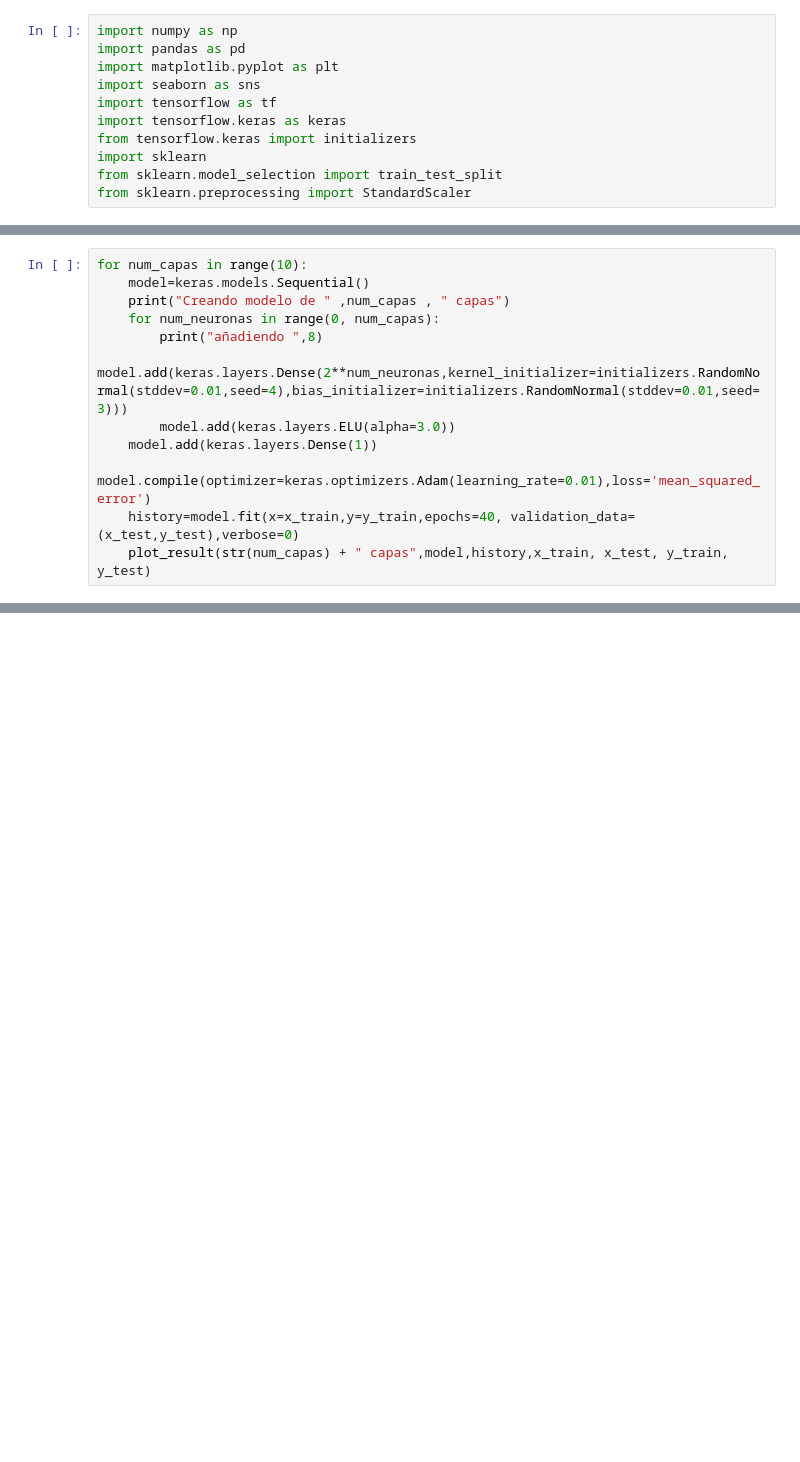
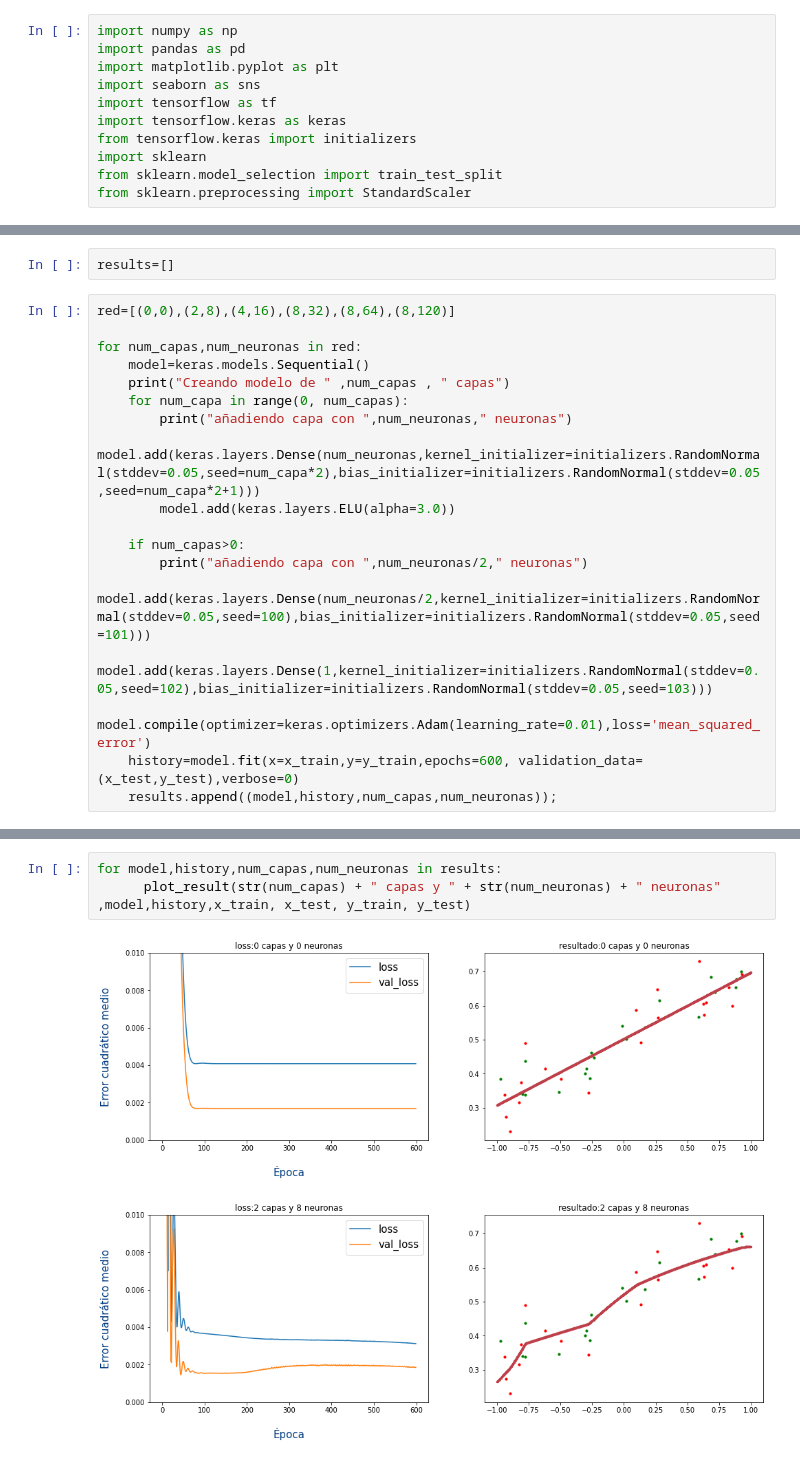
Before and after one commit to logongas/deep-learning, a Jupyter notebook: keras/overfitting/overfitting.ipynb, the cells around one changed output, grey strips where cells are left out. Drawn from its saved outputs; the diff is of its cells as text; blank space fills up the shorter version.

```diff
--- a/keras/overfitting/overfitting.ipynb
+++ b/keras/overfitting/overfitting.ipynb
@@ -46,14 +53,22 @@ x_train, x_test, y_train, y_test = train_test_split(datos[:,0], datos[:,1], test
+# %%
+results=[]
 # %%
-for num_capas in range(10):
+red=[(0,0),(2,8),(4,16),(8,32),(8,64),(8,120)]
+
+for num_capas,num_neuronas in red:
     model=keras.models.Sequential()
     print("Creando modelo de " ,num_capas , " capas")
-    for num_neuronas in range(0, num_capas):
-        print("añadiendo ",8)
-        model.add(keras.layers.Dense(2**num_neuronas,kernel_initializer=initializers.RandomNormal(stddev=0.01,seed=4),bias_initializer=initializers.RandomNormal(stddev=0.01,seed=3)))
+    for num_capa in range(0, num_capas):
+        print("añadiendo capa con ",num_neuronas," neuronas")
+        model.add(keras.layers.Dense(num_neuronas,kernel_initializer=initializers.RandomNormal(stddev=0.05,seed=num_capa*2),bias_initializer=initializers.RandomNormal(stddev=0.05,seed=num_capa*2+1)))
         model.add(keras.layers.ELU(alpha=3.0))
-    model.add(keras.layers.Dense(1))
+
+    if num_capas>0:
+        print("añadiendo capa con ",num_neuronas/2," neuronas")
+        model.add(keras.layers.Dense(num_neuronas/2,kernel_initializer=initializers.RandomNormal(stddev=0.05,seed=100),bias_initializer=initializers.RandomNormal(stddev=0.05,seed=101)))
+    model.add(keras.layers.Dense(1,kernel_initializer=initializers.RandomNormal(stddev=0.05,seed=102),bias_initializer=initializers.RandomNormal(stddev=0.05,seed=103)))
     model.compile(optimizer=keras.optimizers.Adam(learning_rate=0.01),loss='mean_squared_error')
-    history=model.fit(x=x_train,y=y_train,epochs=40, validation_data=(x_test,y_test),verbose=0)
-    plot_result(str(num_capas) + " capas",model,history,x_train, x_test, y_train, y_test)
+    history=model.fit(x=x_train,y=y_train,epochs=600, validation_data=(x_test,y_test),verbose=0)
+    results.append((model,history,num_capas,num_neuronas));
 # %% [output]
 Creando modelo de  0  capas
@@ -85,0 +91,6 @@ añadiendo  8
+# %%
+for model,history,num_capas,num_neuronas in results:
+      plot_result(str(num_capas) + " capas y " + str(num_neuronas) + " neuronas" ,model,history,x_train, x_test, y_train, y_test)
+# %% [output]
+[figure, added]
+[figure, added]
```
Also changed, not shown: parts of 5 cells of this notebook.
